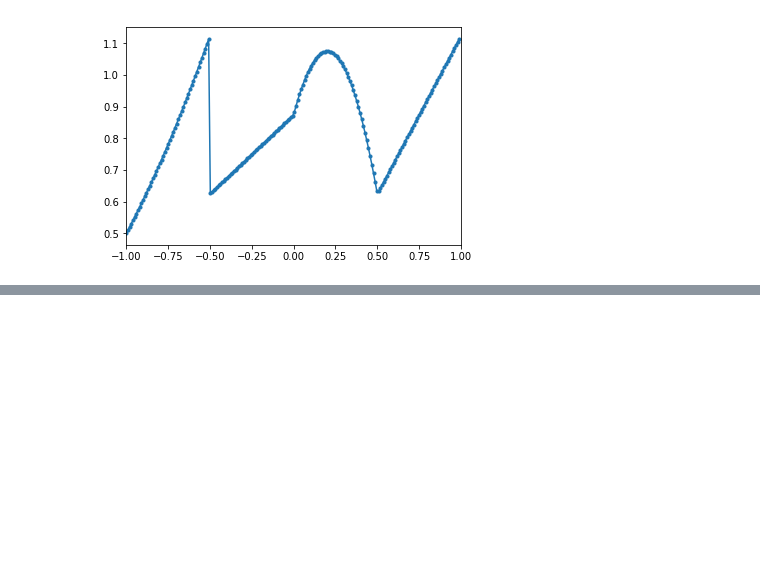
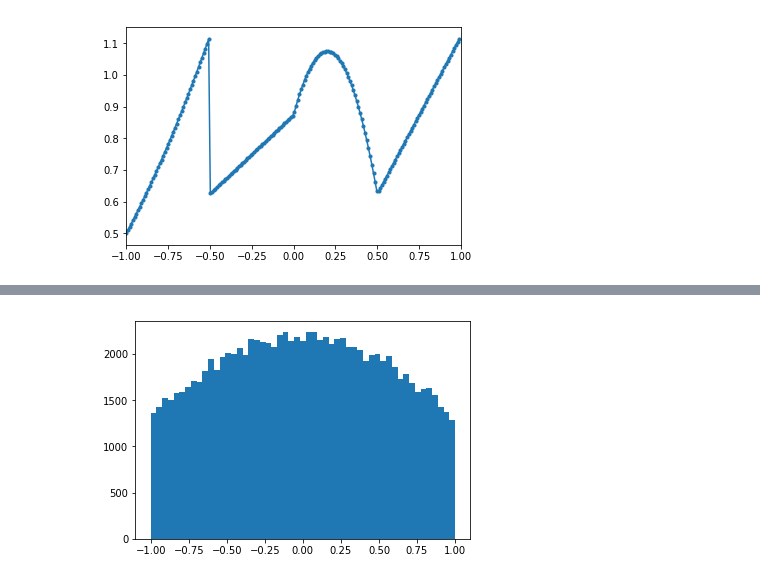
Before and after one commit to guidoAlbarello/aprendizajeEstadistico, a Jupyter notebook: Untitled.ipynb, the cells around one changed output, grey strips where cells are left out. Drawn from its saved outputs; the diff is of its cells as text; code cells hidden in the pictures; blank space fills up the shorter version.

```diff
--- a/Untitled.ipynb
+++ b/Untitled.ipynb
@@ -59,10 +81,12 @@ plt.show()
 # %%
-x = np.random.uniform(0,1,1000000)
+x = np.random.uniform(0,1,100000)
 y = list(map(lambda z: stats.truncnorm.ppf(z,-1,1), x))
 
 %matplotlib inline
 plt.hist(y,bins="auto")
 plt.show()
+# %% [output]
+[figure, added]
 # %%
 i  = 0
 values = []
```
Also changed, not shown: parts of 4 cells of this notebook.
